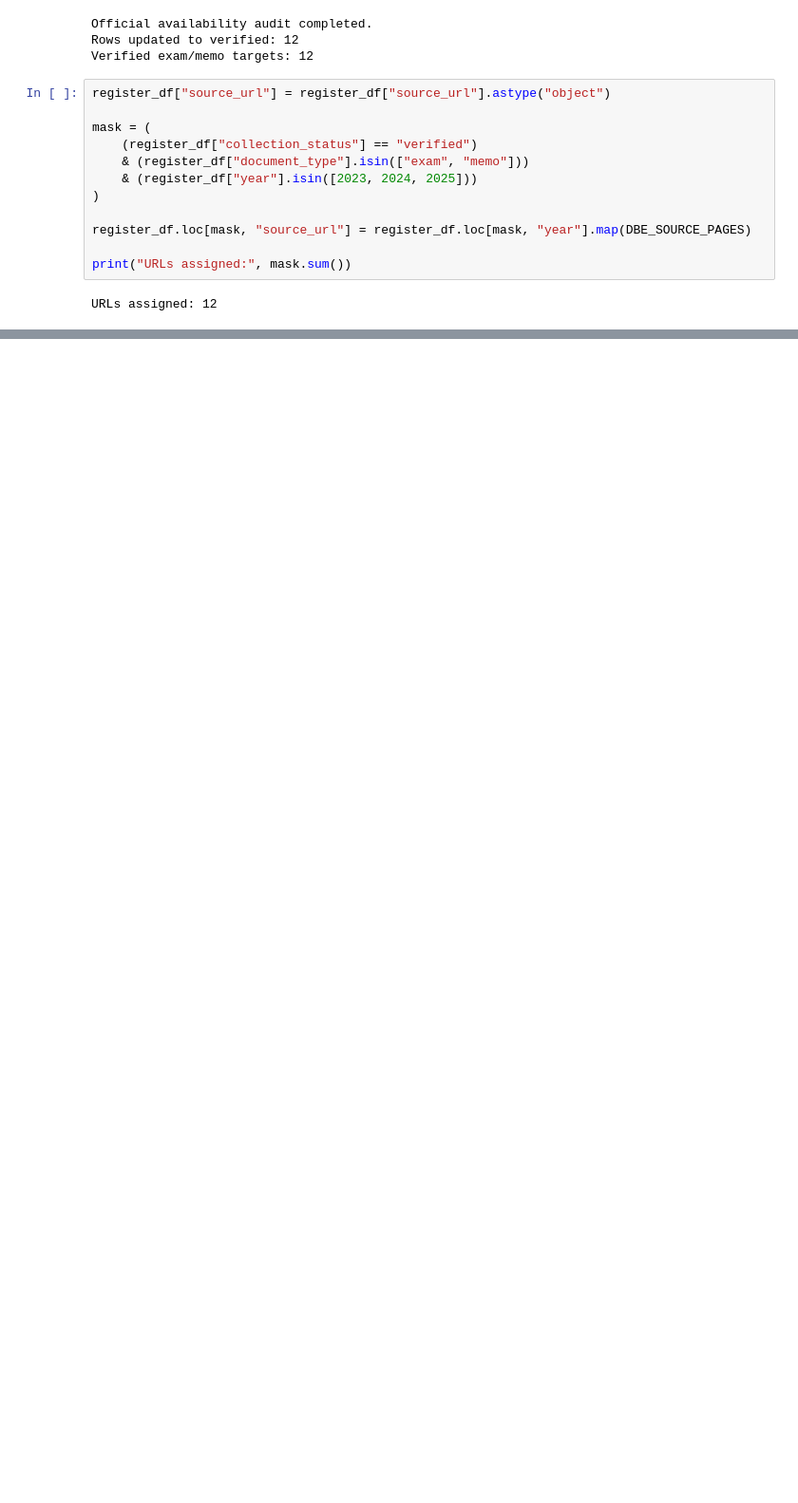
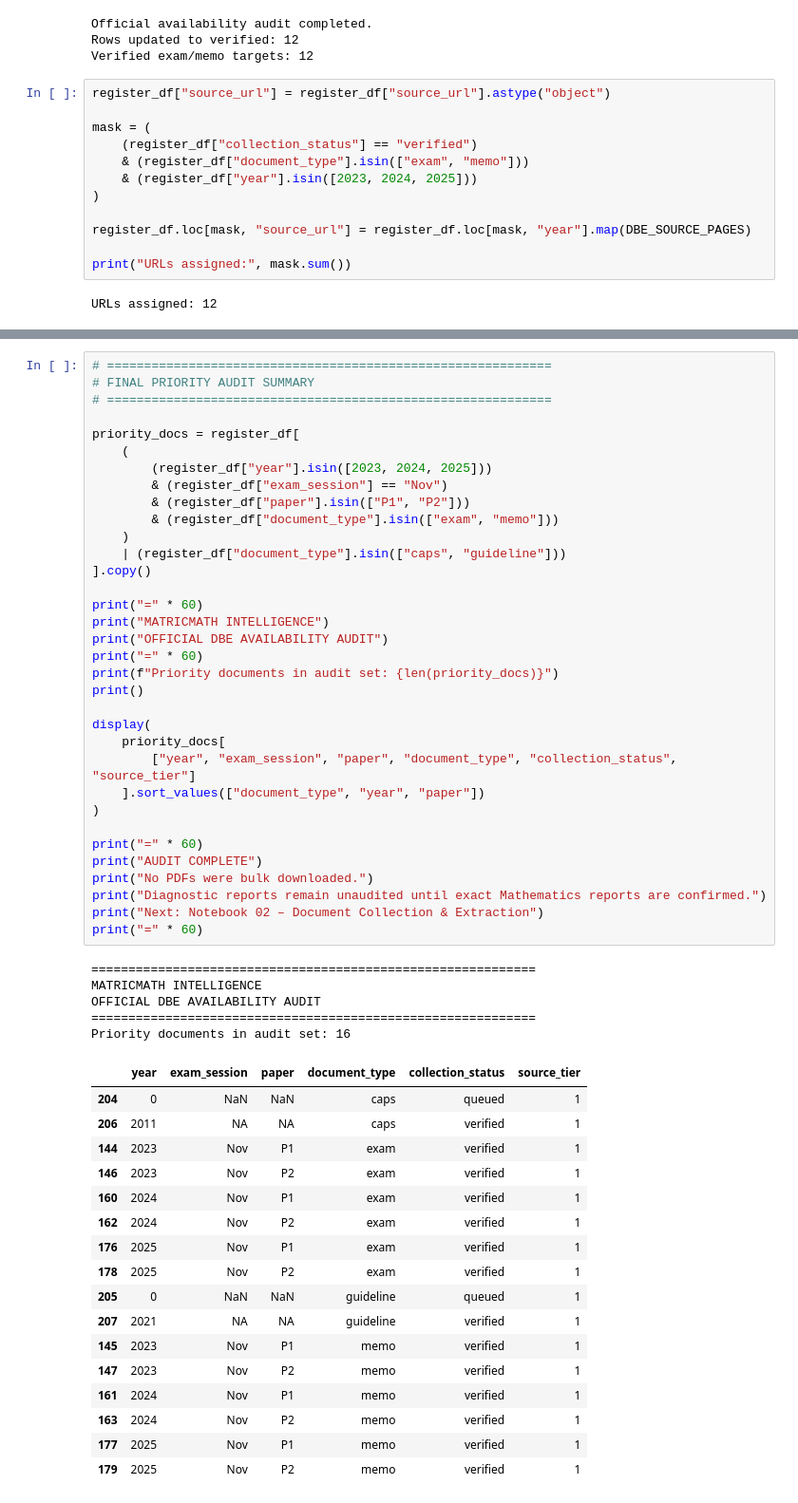
Before and after one commit to x892-boarberge/Matric-Maths-Exam-Intelligence, a Jupyter notebook: docs/01_Exam_Data_Collection.ipynb, the cells around one changed output, grey strips where cells are left out. Shown at 95% size. Cells and saved outputs as stored; diff of their text form; blank space fills up the shorter version.

Commit message:
data collected and  verified after audit

```diff
--- a/docs/01_Exam_Data_Collection.ipynb
+++ b/docs/01_Exam_Data_Collection.ipynb
@@ -436,0 +592,57 @@ URLs assigned: 12
+# %%
+# ============================================================
+# FINAL PRIORITY AUDIT SUMMARY
+# ============================================================
+
+priority_docs = register_df[
+    (
+        (register_df["year"].isin([2023, 2024, 2025]))
+        & (register_df["exam_session"] == "Nov")
+        & (register_df["paper"].isin(["P1", "P2"]))
+        & (register_df["document_type"].isin(["exam", "memo"]))
+    )
+    | (register_df["document_type"].isin(["caps", "guideline"]))
+].copy()
+
+print("=" * 60)
+print("MATRICMATH INTELLIGENCE")
+print("OFFICIAL DBE AVAILABILITY AUDIT")
+print("=" * 60)
+print(f"Priority documents in audit set: {len(priority_docs)}")
+print()
+
+display(
+    priority_docs[
+        ["year", "exam_session", "paper", "document_type", "collection_status", "source_tier"]
+    ].sort_values(["document_type", "year", "paper"])
+)
+
+print("=" * 60)
+print("AUDIT COMPLETE")
+print("No PDFs were bulk downloaded.")
+print("Diagnostic reports remain unaudited until exact Mathematics reports are confirmed.")
+print("Next: Notebook 02 – Document Collection & Extraction")
+print("=" * 60)
+# %% [output]
+============================================================
+MATRICMATH INTELLIGENCE
+OFFICIAL DBE AVAILABILITY AUDIT
+============================================================
+Priority documents in audit set: 16
+|  | year | exam_session | paper | document_type | collection_status | source_tier |
+| 204 | 0 | NaN | NaN | caps | queued | 1 |
+| 206 | 2011 | NA | NA | caps | verified | 1 |
+| 144 | 2023 | Nov | P1 | exam | verified | 1 |
+| 146 | 2023 | Nov | P2 | exam | verified | 1 |
+| 160 | 2024 | Nov | P1 | exam | verified | 1 |
+| 162 | 2024 | Nov | P2 | exam | verified | 1 |
+| 176 | 2025 | Nov | P1 | exam | verified | 1 |
+| 178 | 2025 | Nov | P2 | exam | verified | 1 |
+| 205 | 0 | NaN | NaN | guideline | queued | 1 |
+| 207 | 2021 | NA | NA | guideline | verified | 1 |
+| 145 | 2023 | Nov | P1 | memo | verified | 1 |
+| 147 | 2023 | Nov | P2 | memo | verified | 1 |
+| 161 | 2024 | Nov | P1 | memo | verified | 1 |
+| 163 | 2024 | Nov | P2 | memo | verified | 1 |
+| 177 | 2025 | Nov | P1 | memo | verified | 1 |
+| 179 | 2025 | Nov | P2 | memo | verified | 1 |
```
Also changed, not shown: parts of 6 cells of this notebook.
